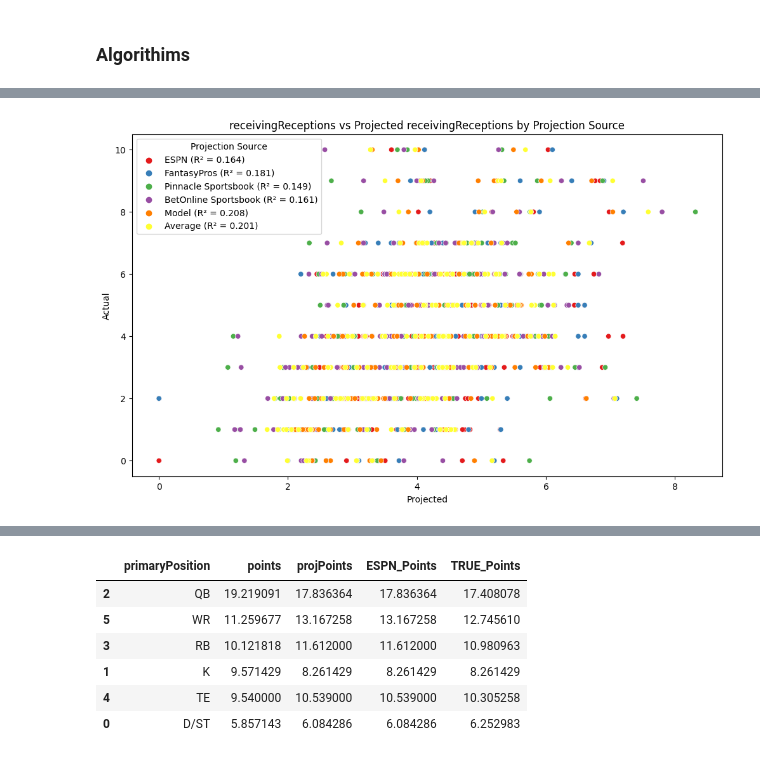
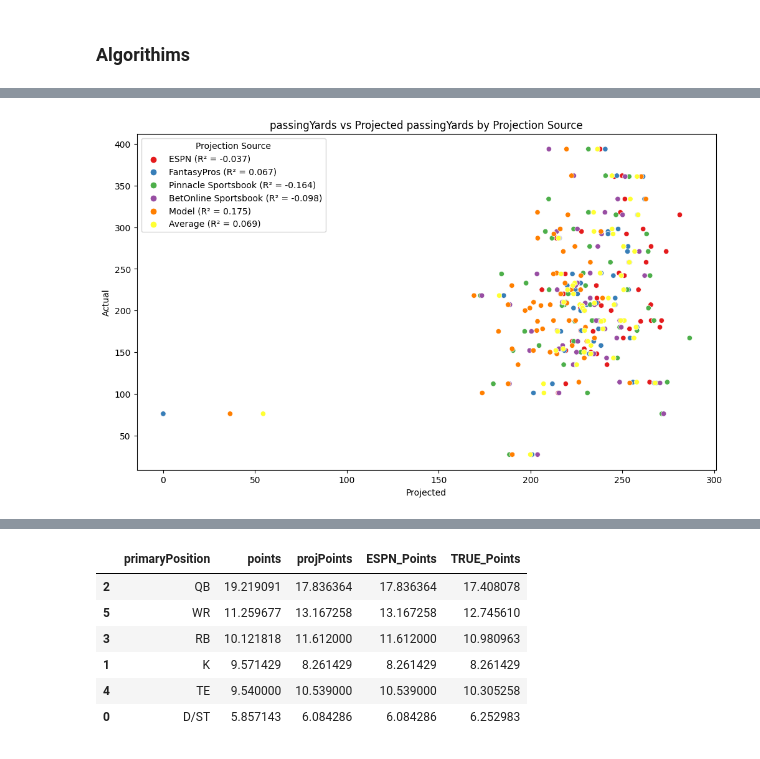
Before and after one commit to twinfield10/ESPN_FFL, a Jupyter notebook: FF Analysis Notebook.ipynb, the cells around one changed output, grey strips where cells are left out. Saved outputs shown, nothing was run; the diff lists cells and outputs as text; code cells hidden in the pictures.

Commit message:
Week 3 update

```diff
--- a/FF Analysis Notebook.ipynb
+++ b/FF Analysis Notebook.ipynb
@@ -93,7 +93,7 @@ lg_vars = {
 # %% [markdown]
 ## 1) Set League ##
 # %%
-select_league = "Weenieless_Wanderers"
+select_league = "GOP_Degenerates"
 # Tommy Leagues: Winfield_Football, Knights_FFL, GOP_Degenerates, Weenieless_Wanderers
 # Will Leagues: 12 Dudes one Cup
 # Cooleen Leagues: Big Red Fantasy Football
@@ -295,7 +295,7 @@ def clean_bol(bol_path = "Data/Projections/BetOnline/Season/BetOnline_AllProps.p
 
     return raw
 
-def get_match_details(df1, df2, keys, check_col2, min_wk, tbl_lab):
+def get_match_details(df1, df2, keys, check_col2, tbl_lab, min_wk=curr_week):
 
     # Only Check Weeks that Exist in Data w/ Projected Stats
     df1 = df1[(df1['week'] == min_wk) & (~df1['primaryPosition'].isin(['D/ST', 'K', 'DL', 'DE', 'LB', 'NT', 'CB', 'S', 'DT', 'DB', 'OLB']))]
@@ -494,7 +494,7 @@ def clean_lineups(df=lineups):
 
     ## b) Impute Missing Data From ESPN
     trans2_df = mean_df.merge(pinny_proj, on=["week", "player_name"], how='left')
-    get_match_details(df1=mean_df, df2=pinny_proj, keys=["week", "player_name"], check_col2="PINNY_receivingYards", min_wk=curr_week-1, tbl_lab="Pinnacle Sportsbook Table")
+    get_match_details(df1=mean_df, df2=pinny_proj, keys=["week", "player_name"], check_col2="PINNY_receivingYards", min_wk=curr_week, tbl_lab="Pinnacle Sportsbook Table")
     trans2_df = impute_columns(trans2_df, target_prefix='PINNY_', source_prefix="MEAN_")
 
 
@@ -510,7 +510,7 @@ def clean_lineups(df=lineups):
 
     ## b) Impute Missing Data From ESPN
     trans3_df = mean_df.merge(bol_proj, on=["week", "player_name"], how='left')
-    get_match_details(df1=mean_df, df2=bol_proj, keys=["week", "player_name"], check_col2="BOL_rushingTouchdowns", min_wk=curr_week-1, tbl_lab="BetOnline Sportsbook Table")
+    get_match_details(df1=mean_df, df2=bol_proj, keys=["week", "player_name"], check_col2="BOL_rushingTouchdowns", min_wk=curr_week, tbl_lab="BetOnline Sportsbook Table")
     trans3_df = impute_columns(trans3_df, target_prefix='BOL_', source_prefix="MEAN_")
 
     ## c) Slim Columns To Only BOL Data
@@ -715,35 +715,35 @@ def create_ESPN_combo(stat, visualize = True, pos_filter = None):
         df_melted.replace({"Projection Source": label_map}, inplace=True)
 
         r2_scores = {}
         for source in df_melted['Projection Source'].unique():
             subset = df_melted[df_melted['Projection Source'] == source]
             r2 = r2_score(subset[f'{stat}'], subset[f'Projected {stat}'])
             r2_scores[source] = r2
 
 
         # Plot using seaborn
         plt.figure(figsize=(12, 7))
         sns.scatterplot(x=f'Projected {stat}', y=f'{stat}', hue='Projection Source', data=df_melted, palette='Set1')
 
 
         handles, labels = plt.gca().get_legend_handles_labels()
         new_labels = [f'{label} (R² = {r2_scores[label]:.3f})' for label in labels]
         plt.legend(handles, new_labels, title='Projection Source')
 
         plt.title(f'{stat} vs Projected {stat} by Projection Source')
         plt.xlabel('Projected')
         plt.ylabel('Actual')
         plt.show()
 
     elif visualize == False:
         return clean
 
 pd.set_option('display.max_rows', None)
 pd.set_option('display.max_columns', None)
 
-create_ESPN_combo(stat = "receivingReceptions", pos_filter=['WR','TE', 'RB'], visualize=True) #
+create_ESPN_combo(stat = "passingYards", pos_filter=['QB'], visualize=True) #
 # %% [output]
-[figure, old version]
+[figure, new version]
 # %%
 def check_week(lu, week, own):
 
```
Also changed, not shown: parts of 7 cells of this notebook, 15 other files.
